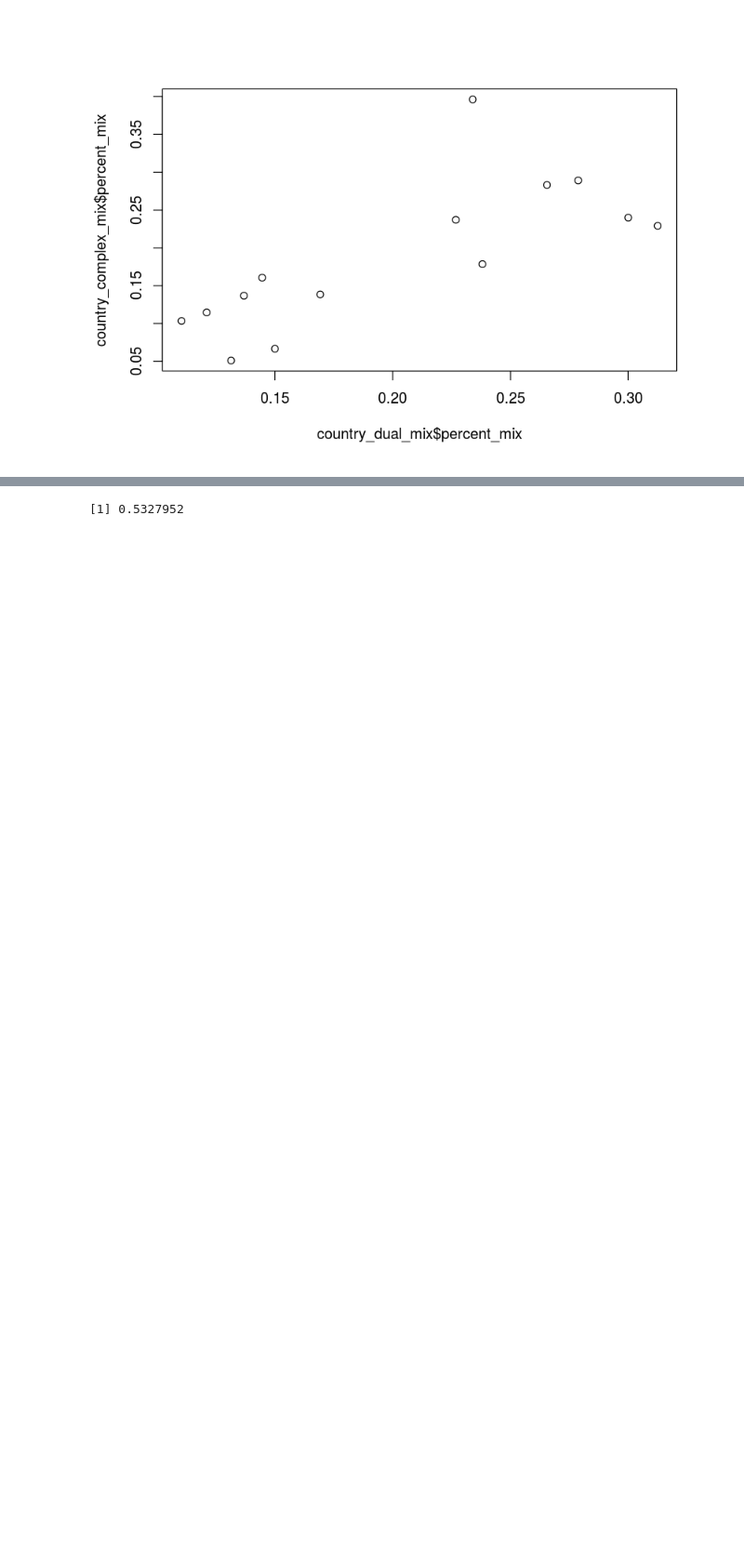
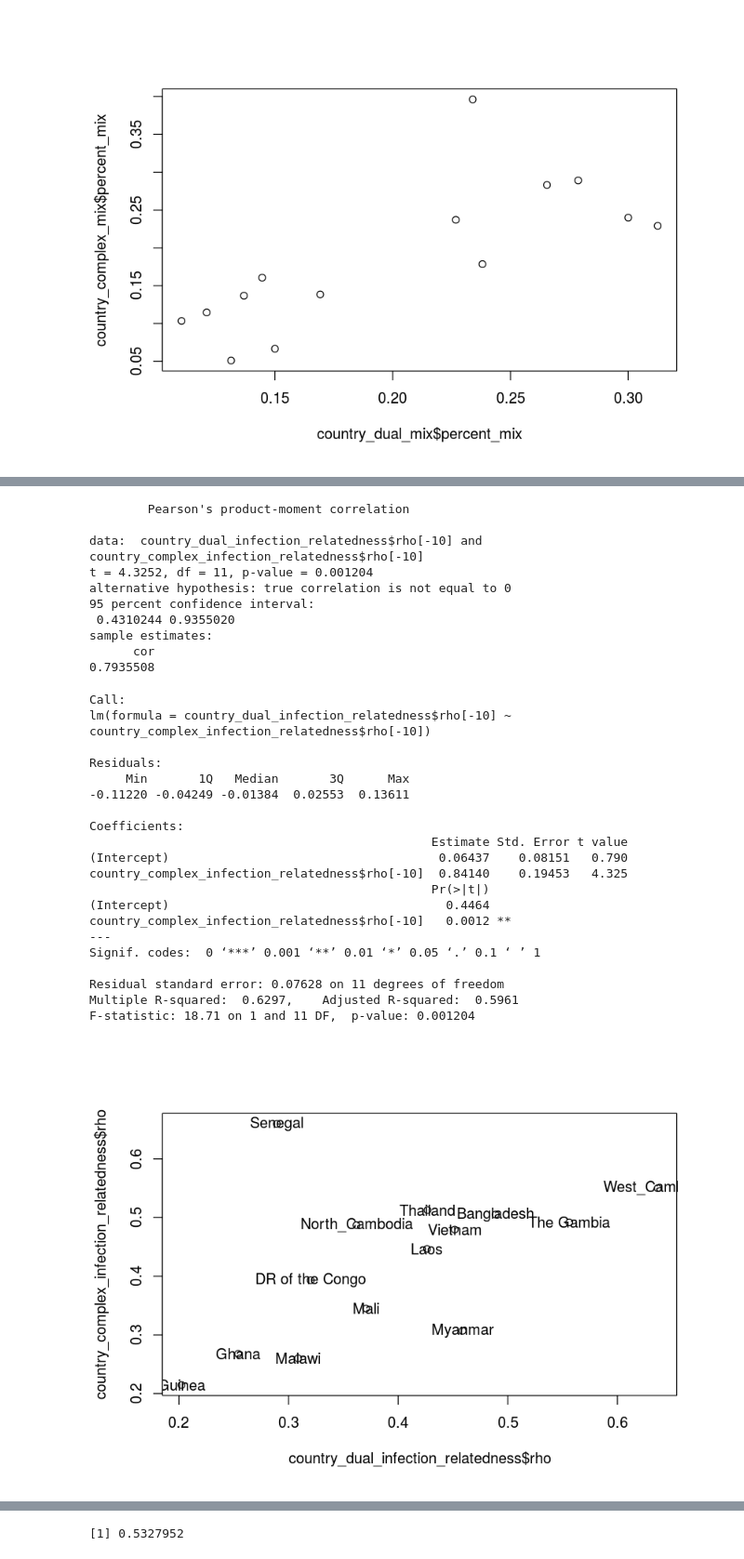
Before and after one commit to elifesciences-publications/mixedIBD-Supplement, a Jupyter notebook: supplement_how_things_were_done.ipynb, the cells around one changed output, grey strips where cells are left out. Shown: that part at 93% size. Cells and saved outputs as stored; diff of their text form; code cells hidden in the pictures; blank space fills up the shorter version.

```diff
--- a/supplement_how_things_were_done.ipynb
+++ b/supplement_how_things_were_done.ipynb
@@ -463,14 +472,21 @@ Africa complex infection relatedness 0.2909217
 # %%
 country_dual_infection_relatedness = groupByCountry %>%
     filter(., Est_K == 2) %>% summarise(., rho = mean(relatedness, na.rm=T))
-country_dual_infection_relatedness
 country_complex_infection_relatedness = groupByCountry %>%
     filter(., Est_K>2) %>% summarise(., rho = mean(relatedness, na.rm=T))
+country_dual_infection_relatedness
+plot(country_dual_infection_relatedness$rho,country_complex_infection_relatedness$rho)
+text(country_dual_infection_relatedness$rho,country_complex_infection_relatedness$rho, label = country_complex_infection_relatedness$Population)
 
 cor.test(country_dual_infection_relatedness$rho,
         country_complex_infection_relatedness$rho)
 lm(country_dual_infection_relatedness$rho ~
    country_complex_infection_relatedness$rho) %>% summary
+
+cor.test(country_dual_infection_relatedness$rho[-10],
+        country_complex_infection_relatedness$rho[-10])
+lm(country_dual_infection_relatedness$rho[-10] ~
+   country_complex_infection_relatedness$rho[-10]) %>% summary
 # %% [output]
 | Population | rho |
 | Bangladesh | 0.4887820 |
@@ -490,30 +506,61 @@ lm(country_dual_infection_relatedness$rho ~
         Pearson's product-moment correlation
 
 data:  country_dual_infection_relatedness$rho and country_complex_infection_relatedness$rho
 t = 2.0649, df = 12, p-value = 0.06124
 alternative hypothesis: true correlation is not equal to 0
 95 percent confidence interval:
  -0.02547837  0.81986938
 sample estimates:
       cor
 0.5120228
 Call:
 lm(formula = country_dual_infection_relatedness$rho ~ country_complex_infection_relatedness$rho)
 
 Residuals:
       Min        1Q    Median        3Q       Max
 -0.220103 -0.064446  0.000403  0.046758  0.179571
 
 Coefficients:
                                           Estimate Std. Error t value Pr(>|t|)
 (Intercept)                                 0.1952     0.1016   1.922   0.0787
 country_complex_infection_relatedness$rho   0.4762     0.2306   2.065   0.0612
 
 (Intercept)                               .
 country_complex_infection_relatedness$rho .
 ---
 Signif. codes:  0 ‘***’ 0.001 ‘**’ 0.01 ‘*’ 0.05 ‘.’ 0.1 ‘ ’ 1
 
 Residual standard error: 0.1067 on 12 degrees of freedom
 Multiple R-squared:  0.2622,    Adjusted R-squared:  0.2007
 F-statistic: 4.264 on 1 and 12 DF,  p-value: 0.06124
+        Pearson's product-moment correlation
+
+data:  country_dual_infection_relatedness$rho[-10] and country_complex_infection_relatedness$rho[-10]
+t = 4.3252, df = 11, p-value = 0.001204
+alternative hypothesis: true correlation is not equal to 0
+95 percent confidence interval:
+ 0.4310244 0.9355020
+sample estimates:
+      cor
+0.7935508
+Call:
+lm(formula = country_dual_infection_relatedness$rho[-10] ~ country_complex_infection_relatedness$rho[-10])
+
+Residuals:
+     Min       1Q   Median       3Q      Max
+-0.11220 -0.04249 -0.01384  0.02553  0.13611
+
+Coefficients:
+                                               Estimate Std. Error t value
+(Intercept)                                     0.06437    0.08151   0.790
+country_complex_infection_relatedness$rho[-10]  0.84140    0.19453   4.325
+                                               Pr(>|t|)
+(Intercept)                                      0.4464
+country_complex_infection_relatedness$rho[-10]   0.0012 **
+---
+Signif. codes:  0 ‘***’ 0.001 ‘**’ 0.01 ‘*’ 0.05 ‘.’ 0.1 ‘ ’ 1
+
+Residual standard error: 0.07628 on 11 degrees of freedom
+Multiple R-squared:  0.6297,    Adjusted R-squared:  0.5961
+F-statistic: 18.71 on 1 and 11 DF,  p-value: 0.001204
+[figure, added]
```
Also changed, not shown: parts of 16 cells of this notebook.
